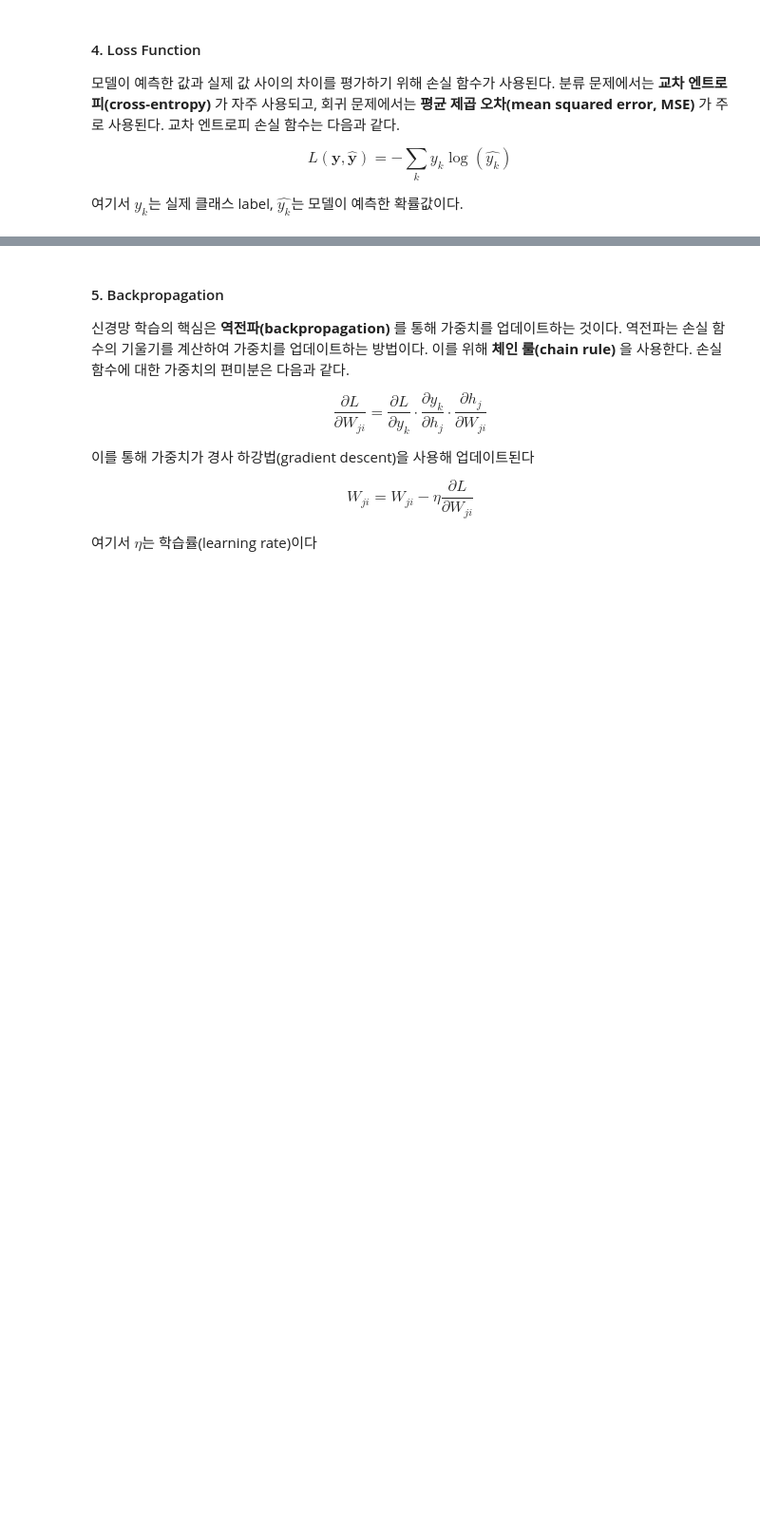
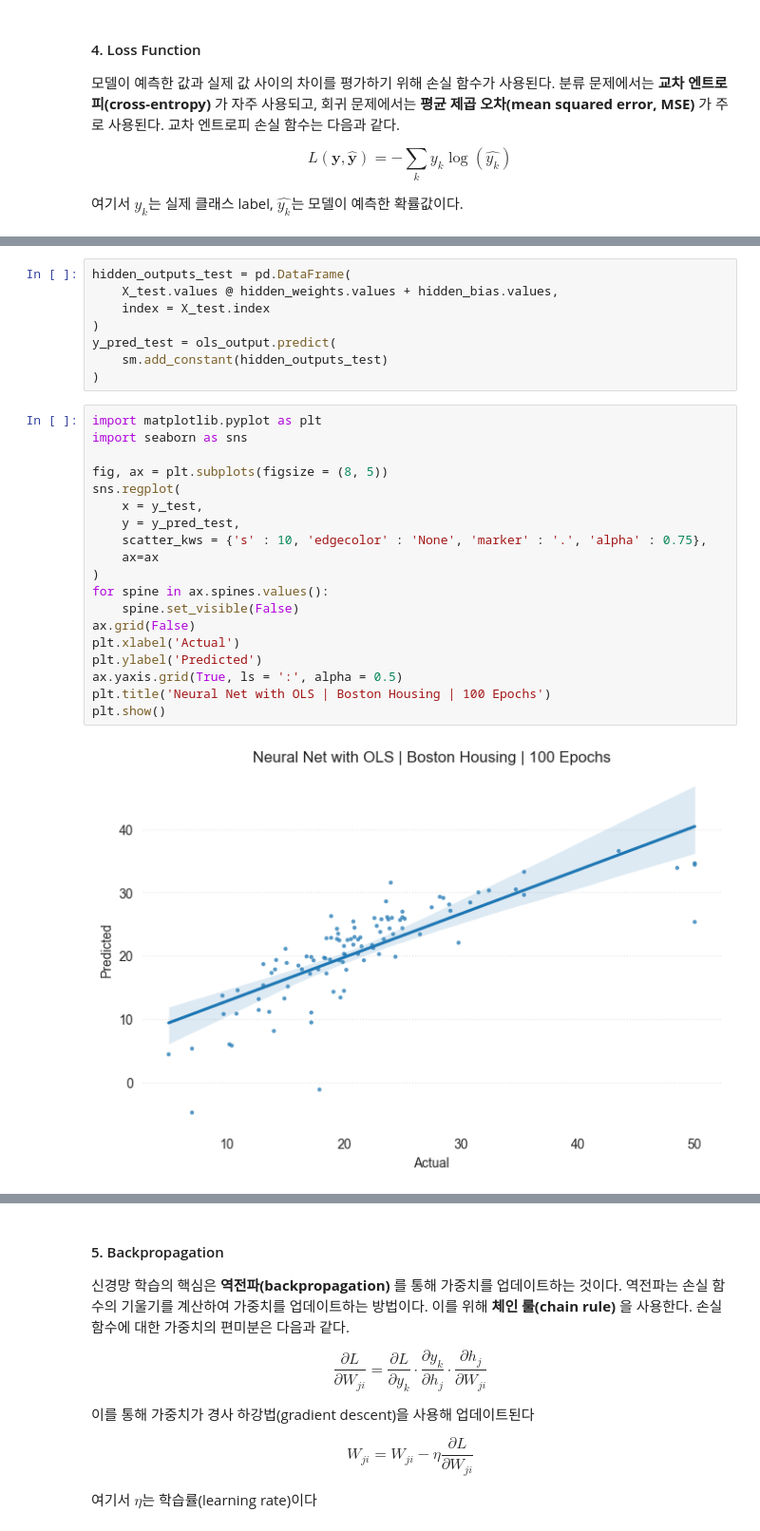
Before and after one commit to garcia42/MLFinance, a Jupyter notebook: Notes/Week01StatisticalLearning/04NeuralNetwork.ipynb, the cells around one changed output, grey strips where cells are left out. Shown at 95% size. Saved outputs shown, nothing was run; the diff lists cells and outputs as text; blank space fills up the shorter version.

```diff
--- a/Notes/Week01StatisticalLearning/04NeuralNetwork.ipynb
+++ b/Notes/Week01StatisticalLearning/04NeuralNetwork.ipynb
@@ -64,0 +195,29 @@ $$L(\mathbf{y}, \hat{\mathbf{y}}) = - \sum_{k} y_k \log(\hat{y_k})$$
+# %%
+hidden_outputs_test = pd.DataFrame(
+    X_test.values @ hidden_weights.values + hidden_bias.values,
+    index = X_test.index
+)
+y_pred_test = ols_output.predict(
+    sm.add_constant(hidden_outputs_test)
+)
+# %%
+import matplotlib.pyplot as plt
+import seaborn as sns
+
+fig, ax = plt.subplots(figsize = (8, 5))
+sns.regplot(
+    x = y_test,
+    y = y_pred_test,
+    scatter_kws = {'s' : 10, 'edgecolor' : 'None', 'marker' : '.', 'alpha' : 0.75},
+    ax=ax
+)
+for spine in ax.spines.values():
+    spine.set_visible(False)
+ax.grid(False)
+plt.xlabel('Actual')
+plt.ylabel('Predicted')
+ax.yaxis.grid(True, ls = ':', alpha = 0.5)
+plt.title('Neural Net with OLS | Boston Housing | 100 Epochs')
+plt.show()
+# %% [output]
+[figure, added]
```
Also changed, not shown: parts of 21 cells of this notebook.
